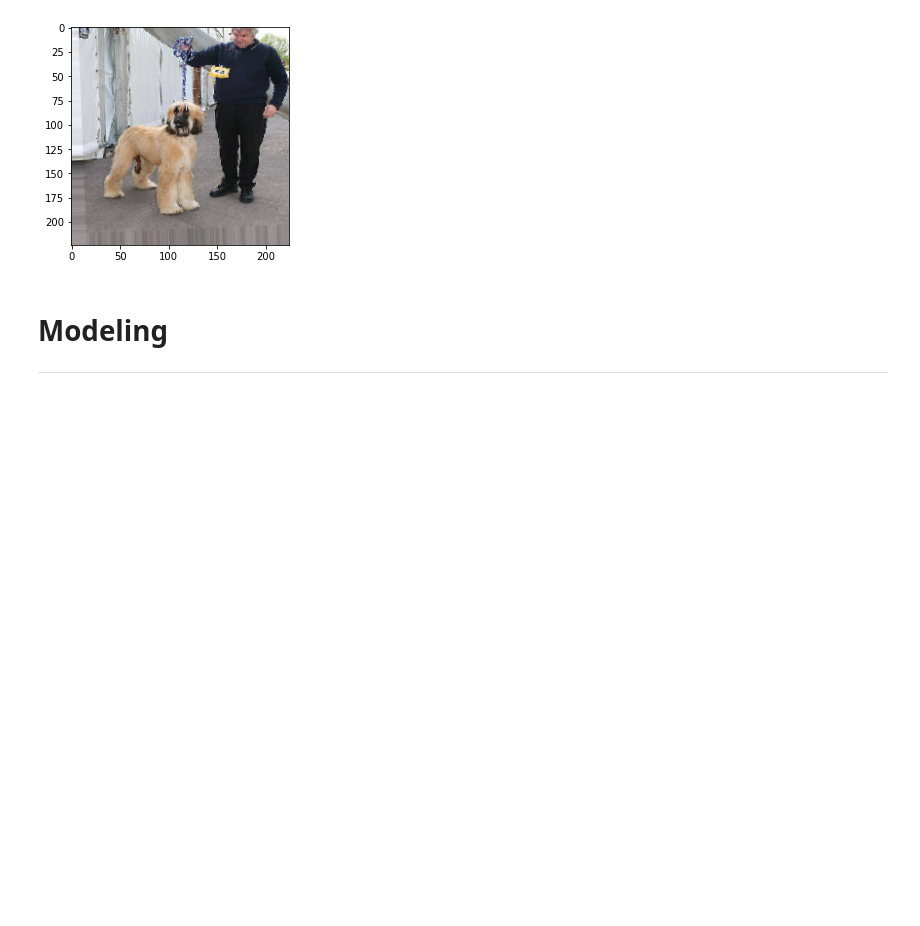
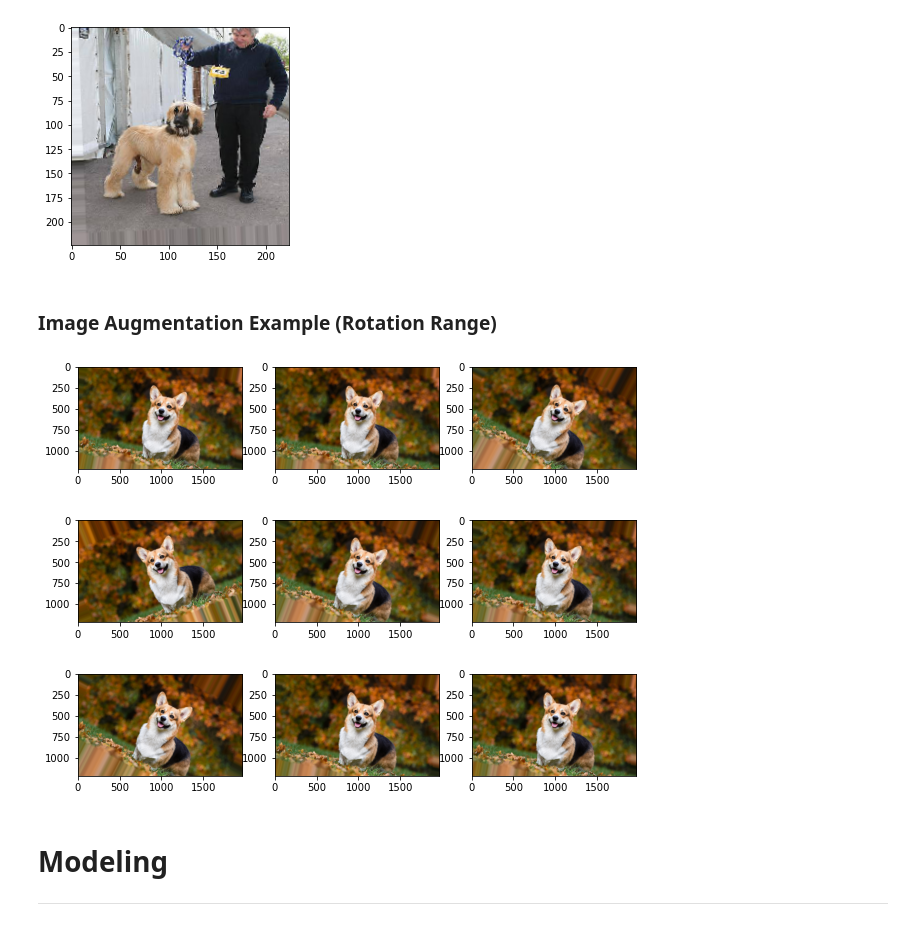
Before and after one commit to hannah-schurman/dog-breed-identification, a Jupyter notebook: dog_breed_classifier.ipynb, the cells around one changed output. Drawn from its saved outputs; the diff is of its cells as text; code cells hidden in the pictures; blank space fills up the shorter version.

```diff
--- a/dog_breed_classifier.ipynb
+++ b/dog_breed_classifier.ipynb
@@ -250,6 +250,30 @@ print(list(breed_classes)[np.argmax(train_labels[0])])
 # %% [output]
 afghan_hound
 [figure]
+# %% [markdown]
+### Image Augmentation Example (Rotation Range)
+# %%
+# create a function that shows and example of rotational augmentation
+def horizontal_augmentation(img_path):
+    img = load_img(img_path)
+    data = img_to_array(img)
+    test = np.expand_dims(data, 0)
+
+    datagen = ImageDataGenerator(rotation_range = 30)
+    test_image = datagen.flow(test, batch_size=1)
+
+    fig, axes = plt.subplots(ncols=3, nrows=3, figsize=(10,8))
+
+    x = 0
+    for i in range(3):
+        for j in range(3):
+            batch = test_image.next()
+            image = batch[0].astype('uint8')
+            axes[i][j].imshow(image)
+
+horizontal_augmentation('data/test_dogs/corgi.jpg')
+# %% [output]
+[figure, added]
 # %% [markdown]
 # Modeling
 ---
```
Also changed, not shown: parts of 82 cells of this notebook, 3 other files.
